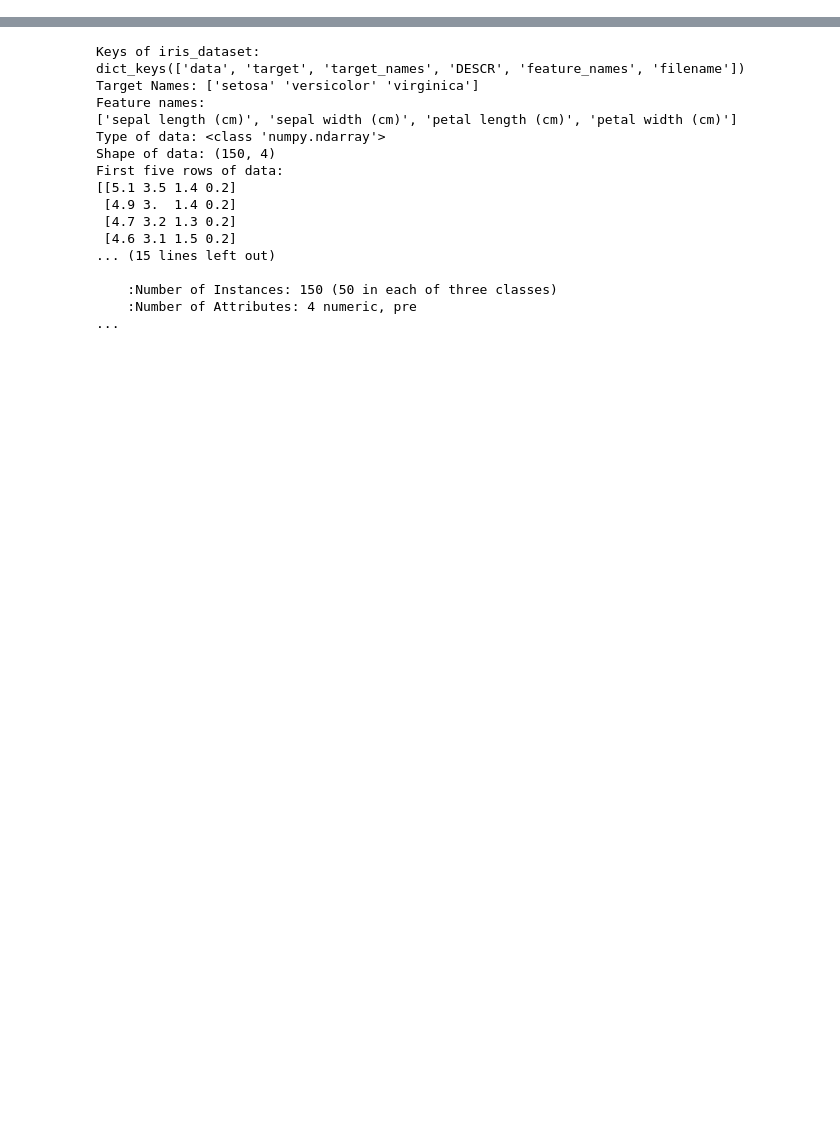
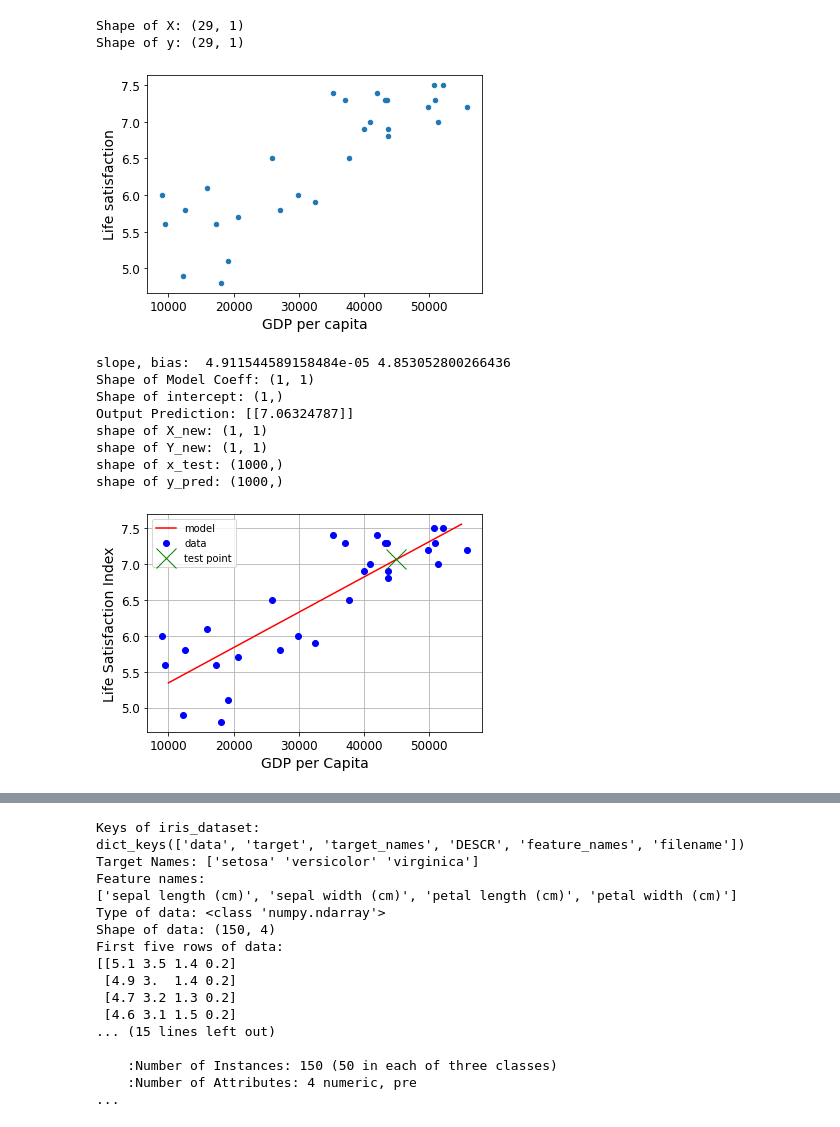
Before and after one commit to swagatk/python-ml, a Jupyter notebook: python-ml.ipynb, the cells around one changed output, grey strips where cells are left out. Cells and saved outputs as stored; diff of their text form; code cells hidden in the pictures; blank space fills up the shorter version.

```diff
--- a/python-ml.ipynb
+++ b/python-ml.ipynb
@@ -57,0 +77,3 @@ scikit-learn version: 0.21.3
+# %%
+import os
+datapath = os.path.join("datasets", "lifesat", "")
@@ -57,0 +99,77 @@ scikit-learn version: 0.21.3
+# %%
+# Code example
+import matplotlib.pyplot as plt
+import numpy as np
+import pandas as pd
+import sklearn.linear_model
+
+# Load the data
+oecd_bli = pd.read_csv(datapath + "oecd_bli_2015.csv", thousands=',')
+gdp_per_capita = pd.read_csv(datapath + "gdp_per_capita.csv",thousands=',',delimiter='\t',
+                             encoding='latin1', na_values="n/a")
+
+# Prepare the data
+country_stats = prepare_country_stats(oecd_bli, gdp_per_capita)
+X = np.c_[country_stats["GDP per capita"]]
+y = np.c_[country_stats["Life satisfaction"]]
+
+# Analyze the dataset
+print('Shape of X:', np.shape(X))
+print('Shape of y:', np.shape(y))
+
+
+# Visualize the data
+country_stats.plot(kind='scatter', x="GDP per capita", y='Life satisfaction')
+plt.show()
+
+# Select a linear model
+model = sklearn.linear_model.LinearRegression()
+
+# Train the model
+model.fit(X, y)
+
+# model parameters: y = m * x + b
+m = model.coef_[0][0]  # slope
+b = model.intercept_[0] # offset
+
+print('slope, bias: ', m, b)
+print('Shape of Model Coeff:', np.shape(model.coef_))
+print('Shape of intercept:', np.shape(model.intercept_))
+
+# Make a prediction for Cyprus
+#X_new = [[22587]]  # Cyprus' GDP per capita
+X_new = [[45000]]
+y_new = model.predict(X_new)
+print('Output Prediction:', y_new) # outputs [[ 5.96242338]]
+
+print('shape of X_new:', np.shape(X_new))
+print('shape of Y_new:', np.shape(y_new))
+
+
+x_test = np.linspace(10000, 55000, 1000)
+y_pred = m * x_test + b   # equation of a line
+
+print('shape of x_test:', np.shape(x_test))
+print('shape of y_pred:', np.shape(y_pred))
+
+plt.plot(x, y_pred, 'r-', label='model')
+plt.plot(X, y, 'bo', label='data')
+plt.plot(X_new, y_new, 'gx', label='test point', markersize=20)
+plt.legend(loc='best')
+plt.xlabel('GDP per Capita')
+plt.ylabel('Life Satisfaction Index')
+plt.grid()
+plt.show()
+# %% [output]
+Shape of X: (29, 1)
+Shape of y: (29, 1)
+[figure, added]
+slope, bias:  4.911544589158484e-05 4.853052800266436
+Shape of Model Coeff: (1, 1)
+Shape of intercept: (1,)
+Output Prediction: [[7.06324787]]
+shape of X_new: (1, 1)
+shape of Y_new: (1, 1)
+shape of x_test: (1000,)
+shape of y_pred: (1000,)
+[figure, added]
```
Also changed, not shown: parts of 156 cells of this notebook.
